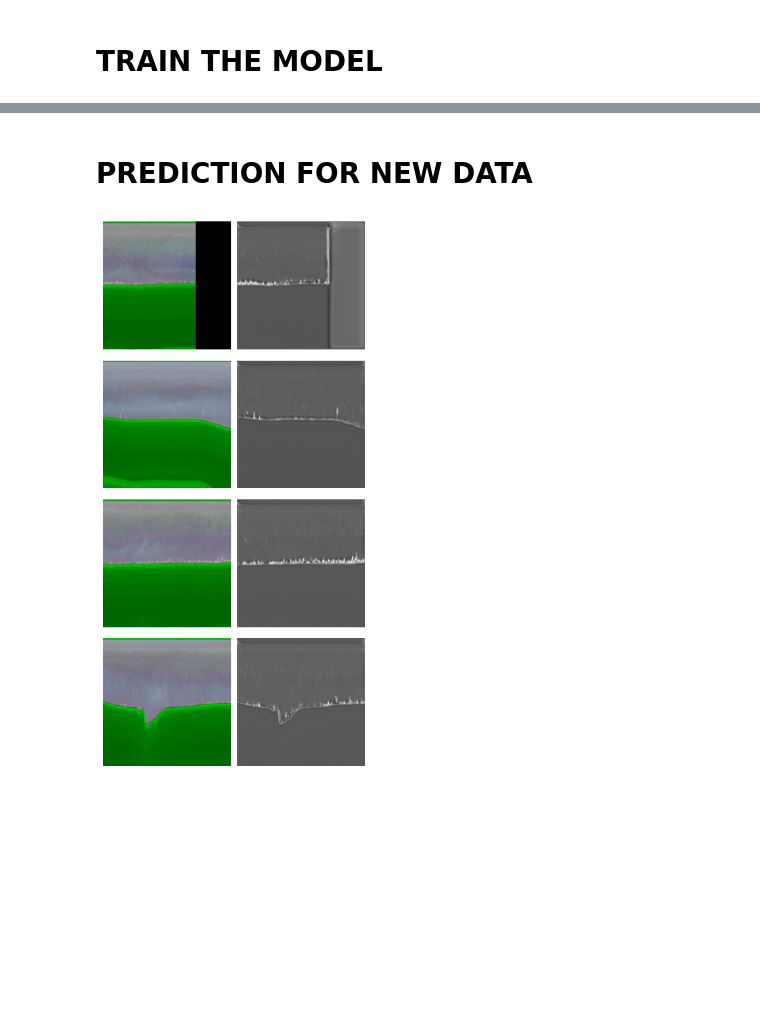
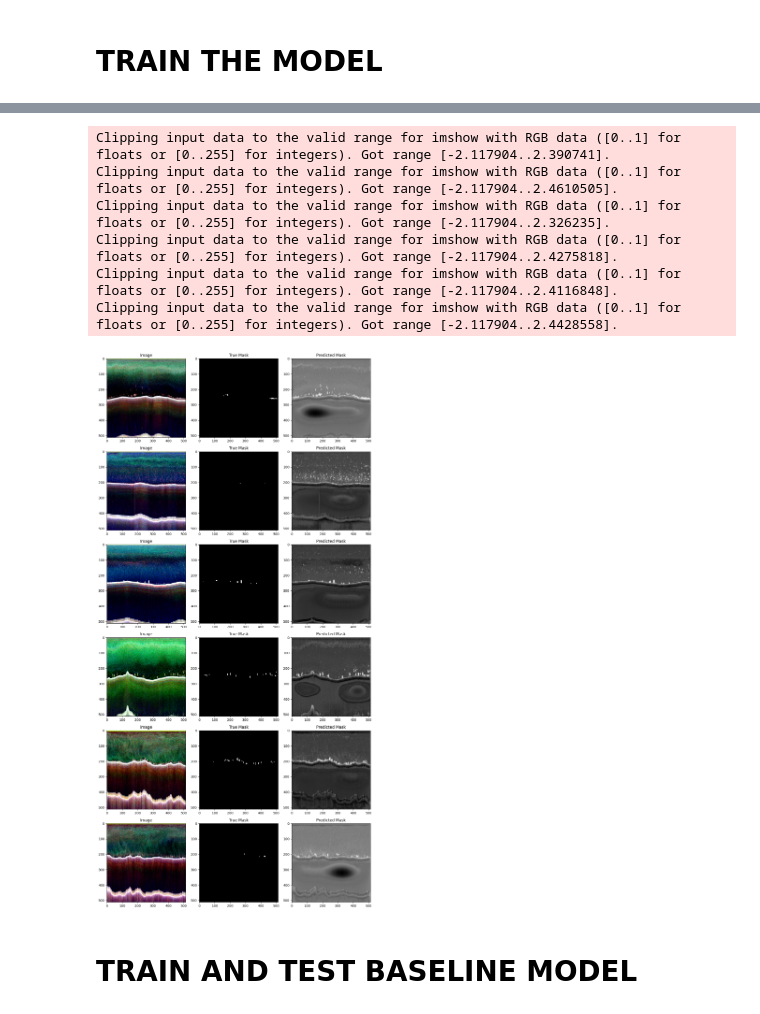
Before and after one commit to OceanStreamIO/echosounder-segmentation, a Jupyter notebook: SonarSegmentationBinary.ipynb, the cells around one changed output, grey strips where cells are left out. Cells and saved outputs as stored; diff of their text form; code cells hidden in the pictures; blank space fills up the shorter version.

```diff
--- a/SonarSegmentationBinary.ipynb
+++ b/SonarSegmentationBinary.ipynb
@@ -548,2 +857,32 @@ ValueError: too many values to unpack (expected 2)
+# %%
+import matplotlib.pyplot as plt
+
+def plot_images(images, true_masks, pred_masks):
+    n_images = len(images)
+    fig, axes = plt.subplots(n_images, 3, figsize=(12, 4 * n_images))
+
+    if n_images == 1:
+        axes = [axes]  # Wrap the single set of axes in a list for consistency
+
+    for i in range(n_images):
+        axes[i][0].imshow(images[i].cpu().squeeze().permute(1, 2, 0))  # Image
+        axes[i][0].set_title("Image")
+        axes[i][1].imshow(true_masks[i].cpu().squeeze(), cmap='gray')  # True Mask
+        axes[i][1].set_title("True Mask")
+        axes[i][2].imshow(pred_masks[i].cpu().squeeze(), cmap='gray')  # Predicted Mask
+        axes[i][2].set_title("Predicted Mask")
+
+    plt.tight_layout()
+    plt.show()
+
+plot_images(images, true_masks, pred_masks)
+# %% [output]
+Clipping input data to the valid range for imshow with RGB data ([0..1] for floats or [0..255] for integers). Got range [-2.117904..2.390741].
+Clipping input data to the valid range for imshow with RGB data ([0..1] for floats or [0..255] for integers). Got range [-2.117904..2.4610505].
+Clipping input data to the valid range for imshow with RGB data ([0..1] for floats or [0..255] for integers). Got range [-2.117904..2.326235].
+Clipping input data to the valid range for imshow with RGB data ([0..1] for floats or [0..255] for integers). Got range [-2.117904..2.4275818].
+Clipping input data to the valid range for imshow with RGB data ([0..1] for floats or [0..255] for integers). Got range [-2.117904..2.4116848].
+Clipping input data to the valid range for imshow with RGB data ([0..1] for floats or [0..255] for integers). Got range [-2.117904..2.4428558].
+[figure, added]
 # %% [markdown]
-# PREDICTION FOR NEW DATA
+# TRAIN AND TEST BASELINE MODEL
@@ -554,35 +888,0 @@ trained_model.predict(test_loader, output_dir = prediction_dir_cut)
-# %%
-import matplotlib.pyplot as plt
-
-def show_predictions(loader, num_images_to_display = 4, predictions_dir = None):
-    images, masks, filenames = next(iter(loader))
-
-    masks = []
-    for f in filenames:
-        masks.append(np.load(os.path.join(predictions_dir, f)))
-
-    # Convert tensors to numpy arrays for visualization
-    images_np = images.numpy()  # In shape (N, C, H, W)
-    masks_np = np.concatenate(masks)
-    masks_np = np.expand_dims(masks_np, axis=1) # In shape (N, H, W)
-
-    images_np = images_np.transpose((0, 2, 3, 1))
-    masks_np = masks_np.transpose((0, 2, 3, 1))
-
-    fig, axes = plt.subplots(num_images_to_display, 2, figsize=(4, 2 * num_images_to_display))
-
-    for i in range(num_images_to_display):
-        # Display the image
-        axes[i, 0].imshow(images_np[i])
-        axes[i, 0].axis('off')
-
-        # Display the mask
-        axes[i, 1].imshow(masks_np[i], cmap='gray')
-        axes[i, 1].axis('off')
-
-    plt.tight_layout()
-    plt.show()
-
-show_predictions(test_loader, predictions_dir = prediction_dir_cut)
-# %% [output]
-[figure, removed]
```
Also changed, not shown: parts of 29 cells of this notebook, 2 other files.
